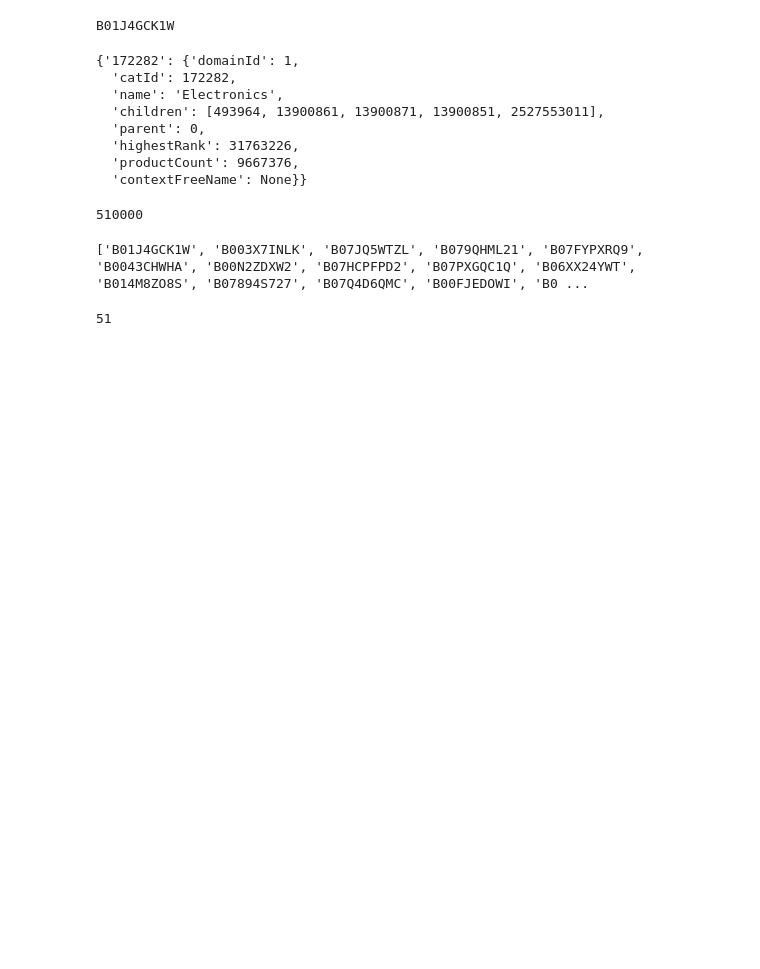
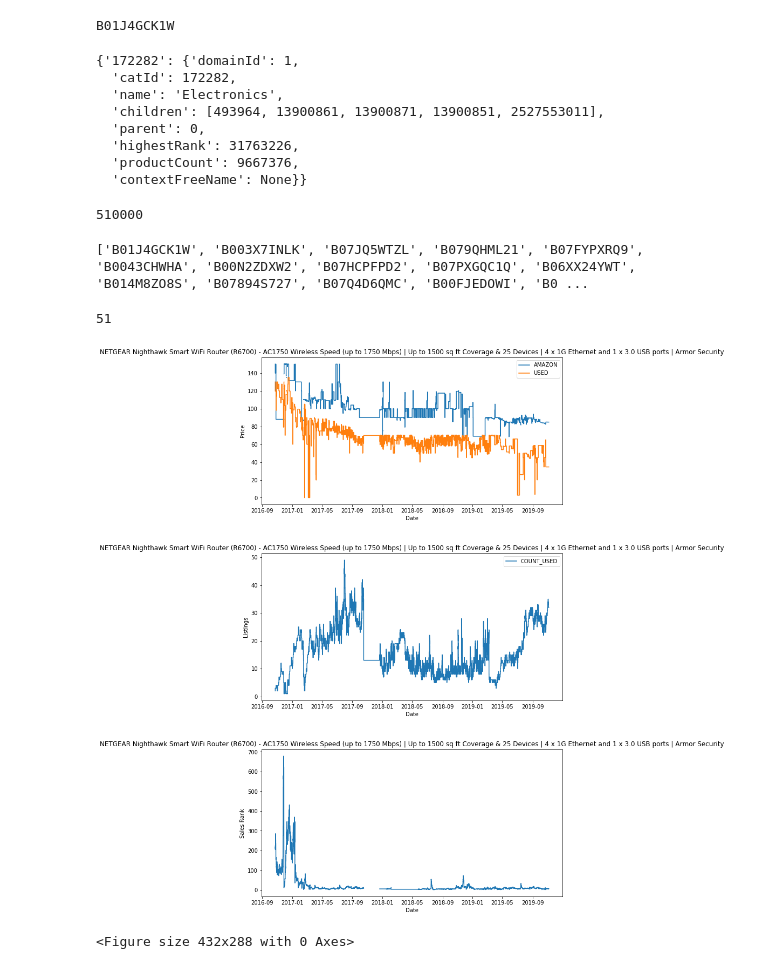
Before and after one commit to ddl004/ECE-143-Amazon-Price-History-Analysis, a Jupyter notebook: Data Collection with Keepa-Copy1.ipynb, the cells around one changed output. Drawn from its saved outputs; the diff is of its cells as text; code cells hidden in the pictures; blank space fills up the shorter version.

Commit message:
comments, example plot

```diff
--- a/Data Collection with Keepa-Copy1.ipynb
+++ b/Data Collection with Keepa-Copy1.ipynb
@@ -44,4 +45,7 @@ np.save('product_electronics.npy', products_electronics_bs)
 # products_electronics_bs_2 = api.query(bestsellers[200:400])
 # assert(type(products_electronics_bs[0]) == dict)
 # np.save('product_electronics_2.npy', products_electronics_bs_2)
+# %%
+# To load a product dictionary:
+products_electronics_bs = np.load('product_electronics.npy', allow_pickle=True)
 # %%
@@ -54,3 +58,11 @@ for product in products_electronics_bs:
 print(cnt)
 # %% [output]
 51
+# %%
+# Example plot
+keepa.plot_product(products_electronics_bs[25])
+# %% [output]
+[figure, added]
+[figure, added]
+[figure, added]
+<Figure size 432x288 with 0 Axes>
```
Also changed, not shown: parts of 2 cells of this notebook, 2 other files.
